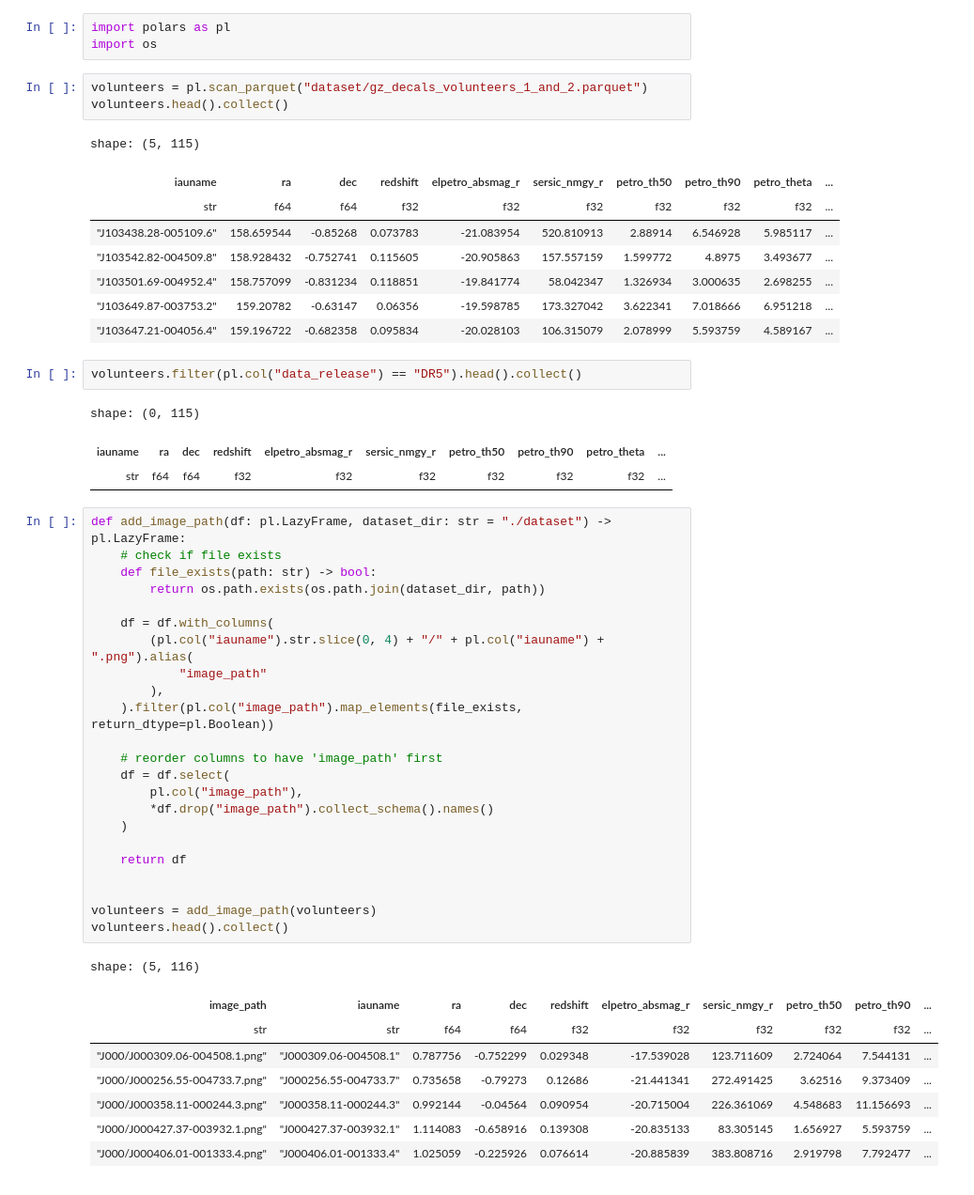
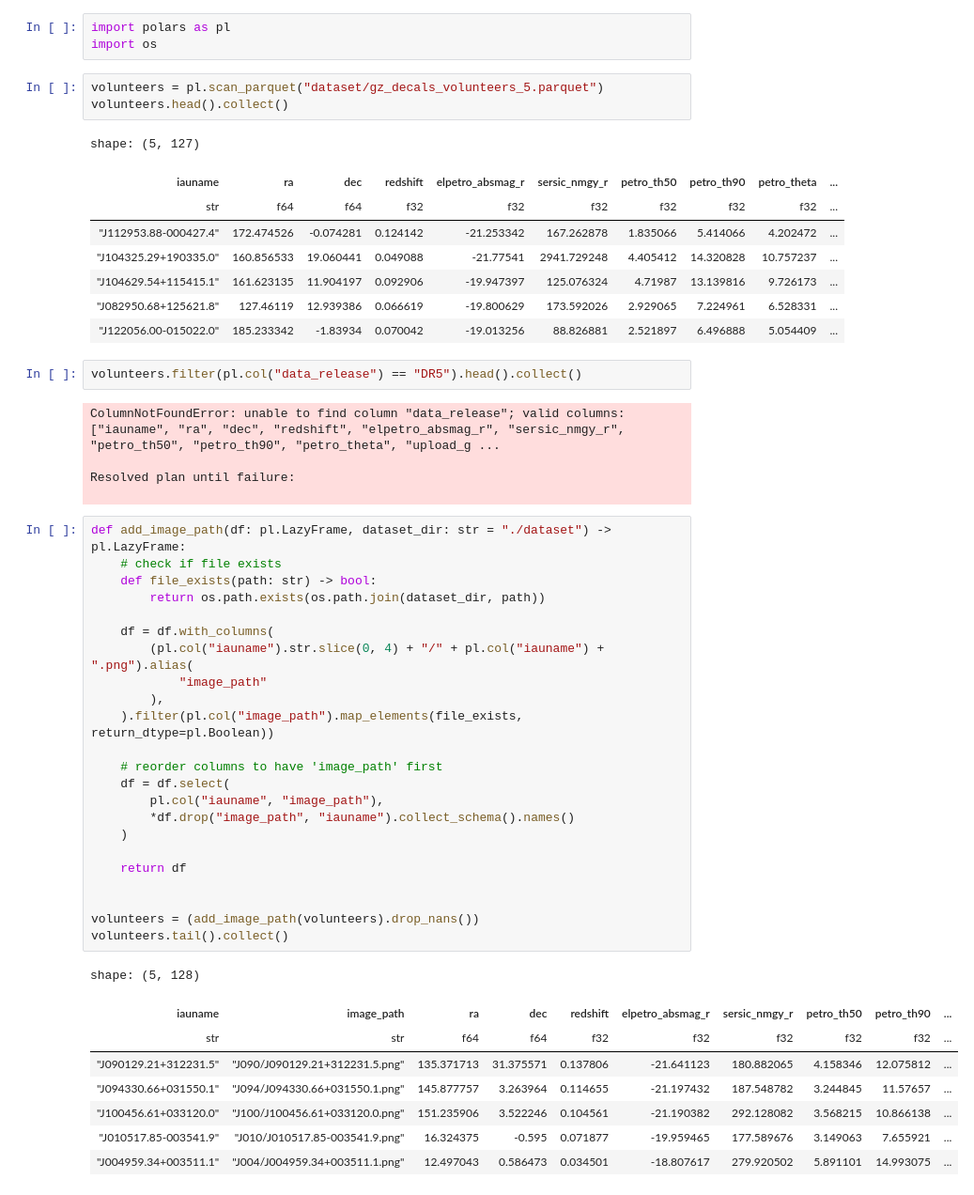
Before and after one commit to ChamillaTerp/AML2025_FinalProject, a Jupyter notebook: Pierre/Pierre.ipynb, the cells around one changed output. Shown: that part at 94% size. Drawn from its saved outputs; the diff is of its cells as text.

```diff
--- a/Pierre/Pierre.ipynb
+++ b/Pierre/Pierre.ipynb
@@ -2,52 +2,53 @@
 import polars as pl
 import os
 # %%
-volunteers = pl.scan_parquet("dataset/gz_decals_volunteers_1_and_2.parquet")
+volunteers = pl.scan_parquet("dataset/gz_decals_volunteers_5.parquet")
 volunteers.head().collect()
 # %% [output]
-shape: (5, 115)
+shape: (5, 127)
 | iauname | ra | dec | redshift | elpetro_absmag_r | sersic_nmgy_r | petro_th50 | petro_th90 | petro_theta | ... |
 | str | f64 | f64 | f32 | f32 | f32 | f32 | f32 | f32 | ... |
-| "J103438.28-005109.6" | 158.659544 | -0.85268 | 0.073783 | -21.083954 | 520.810913 | 2.88914 | 6.546928 | 5.985117 | ... |
-| "J103542.82-004509.8" | 158.928432 | -0.752741 | 0.115605 | -20.905863 | 157.557159 | 1.599772 | 4.8975 | 3.493677 | ... |
-| "J103501.69-004952.4" | 158.757099 | -0.831234 | 0.118851 | -19.841774 | 58.042347 | 1.326934 | 3.000635 | 2.698255 | ... |
-| "J103649.87-003753.2" | 159.20782 | -0.63147 | 0.06356 | -19.598785 | 173.327042 | 3.622341 | 7.018666 | 6.951218 | ... |
-| "J103647.21-004056.4" | 159.196722 | -0.682358 | 0.095834 | -20.028103 | 106.315079 | 2.078999 | 5.593759 | 4.589167 | ... |
+| "J112953.88-000427.4" | 172.474526 | -0.074281 | 0.124142 | -21.253342 | 167.262878 | 1.835066 | 5.414066 | 4.202472 | ... |
+| "J104325.29+190335.0" | 160.856533 | 19.060441 | 0.049088 | -21.77541 | 2941.729248 | 4.405412 | 14.320828 | 10.757237 | ... |
+| "J104629.54+115415.1" | 161.623135 | 11.904197 | 0.092906 | -19.947397 | 125.076324 | 4.71987 | 13.139816 | 9.726173 | ... |
+| "J082950.68+125621.8" | 127.46119 | 12.939386 | 0.066619 | -19.800629 | 173.592026 | 2.929065 | 7.224961 | 6.528331 | ... |
+| "J122056.00-015022.0" | 185.233342 | -1.83934 | 0.070042 | -19.013256 | 88.826881 | 2.521897 | 6.496888 | 5.054409 | ... |
 # %%
 volunteers.filter(pl.col("data_release") == "DR5").head().collect()
 # %% [output]
-shape: (0, 115)
+ColumnNotFoundError: unable to find column "data_release"; valid columns: ["iauname", "ra", "dec", "redshift", "elpetro_absmag_r", "sersic_nmgy_r", "petro_th50", "petro_th90", "petro_theta", "upload_g ...
+
+Resolved plan until failure:
+
-| iauname | ra | dec | redshift | elpetro_absmag_r | sersic_nmgy_r | petro_th50 | petro_th90 | petro_theta | ... |
-| str | f64 | f64 | f32 | f32 | f32 | f32 | f32 | f32 | ... |
 # %%
 def add_image_path(df: pl.LazyFrame, dataset_dir: str = "./dataset") -> pl.LazyFrame:
     # check if file exists
     def file_exists(path: str) -> bool:
         return os.path.exists(os.path.join(dataset_dir, path))
 
     df = df.with_columns(
         (pl.col("iauname").str.slice(0, 4) + "/" + pl.col("iauname") + ".png").alias(
             "image_path"
         ),
     ).filter(pl.col("image_path").map_elements(file_exists, return_dtype=pl.Boolean))
 
     # reorder columns to have 'image_path' first
     df = df.select(
-        pl.col("image_path"),
-        *df.drop("image_path").collect_schema().names()
+        pl.col("iauname", "image_path"),
+        *df.drop("image_path", "iauname").collect_schema().names()
     )
 
     return df
 
 
-volunteers = add_image_path(volunteers)
-volunteers.head().collect()
+volunteers = (add_image_path(volunteers).drop_nans())
+volunteers.tail().collect()
 # %% [output]
-shape: (5, 116)
+shape: (5, 128)
-| image_path | iauname | ra | dec | redshift | elpetro_absmag_r | sersic_nmgy_r | petro_th50 | petro_th90 | ... |
+| iauname | image_path | ra | dec | redshift | elpetro_absmag_r | sersic_nmgy_r | petro_th50 | petro_th90 | ... |
 | str | str | f64 | f64 | f32 | f32 | f32 | f32 | f32 | ... |
-| "J000/J000309.06-004508.1.png" | "J000309.06-004508.1" | 0.787756 | -0.752299 | 0.029348 | -17.539028 | 123.711609 | 2.724064 | 7.544131 | ... |
-| "J000/J000256.55-004733.7.png" | "J000256.55-004733.7" | 0.735658 | -0.79273 | 0.12686 | -21.441341 | 272.491425 | 3.62516 | 9.373409 | ... |
-| "J000/J000358.11-000244.3.png" | "J000358.11-000244.3" | 0.992144 | -0.04564 | 0.090954 | -20.715004 | 226.361069 | 4.548683 | 11.156693 | ... |
-| "J000/J000427.37-003932.1.png" | "J000427.37-003932.1" | 1.114083 | -0.658916 | 0.139308 | -20.835133 | 83.305145 | 1.656927 | 5.593759 | ... |
-| "J000/J000406.01-001333.4.png" | "J000406.01-001333.4" | 1.025059 | -0.225926 | 0.076614 | -20.885839 | 383.808716 | 2.919798 | 7.792477 | ... |
+| "J090129.21+312231.5" | "J090/J090129.21+312231.5.png" | 135.371713 | 31.375571 | 0.137806 | -21.641123 | 180.882065 | 4.158346 | 12.075812 | ... |
+| "J094330.66+031550.1" | "J094/J094330.66+031550.1.png" | 145.877757 | 3.263964 | 0.114655 | -21.197432 | 187.548782 | 3.244845 | 11.57657 | ... |
+| "J100456.61+033120.0" | "J100/J100456.61+033120.0.png" | 151.235906 | 3.522246 | 0.104561 | -21.190382 | 292.128082 | 3.568215 | 10.866138 | ... |
+| "J010517.85-003541.9" | "J010/J010517.85-003541.9.png" | 16.324375 | -0.595 | 0.071877 | -19.959465 | 177.589676 | 3.149063 | 7.655921 | ... |
+| "J004959.34+003511.1" | "J004/J004959.34+003511.1.png" | 12.497043 | 0.586473 | 0.034501 | -18.807617 | 279.920502 | 5.891101 | 14.993075 | ... |
```
Also changed, not shown: parts of 3 cells of this notebook, 4 other files.
